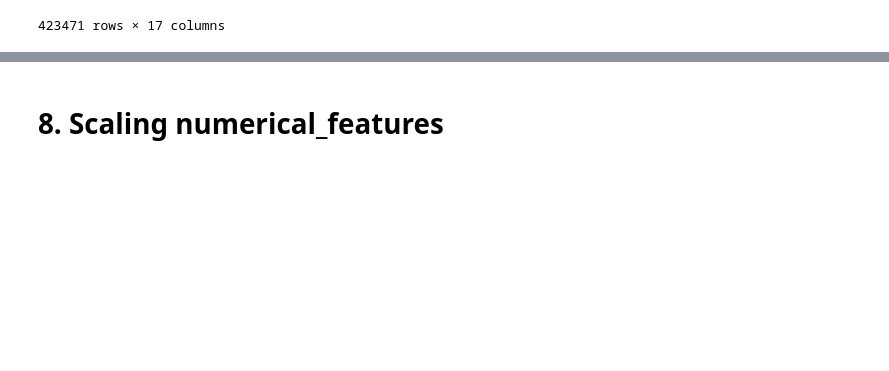
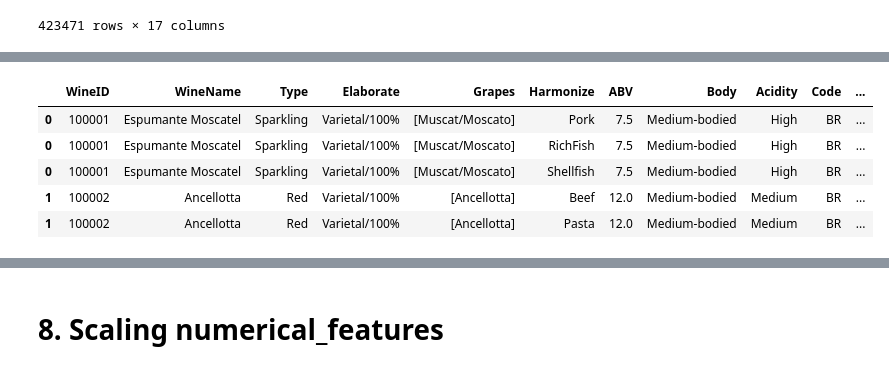
Before and after one commit to ArjanAngenent/VinoDine, a Jupyter notebook: notebooks/FloHaindl_VinoDiner.ipynb, the cells around one changed output, grey strips where cells are left out. Saved outputs shown, nothing was run; the diff lists cells and outputs as text; code cells hidden in the pictures; blank space fills up the shorter version.

```diff
--- a/notebooks/FloHaindl_VinoDiner.ipynb
+++ b/notebooks/FloHaindl_VinoDiner.ipynb
@@ -75,2 +79,11 @@ FruitDessert         947
 Name: count, dtype: int64
+# %%
+df_filtered_new.head()
+# %% [output]
+|  | WineID | WineName | Type | Elaborate | Grapes | Harmonize | ABV | Body | Acidity | Code | ... |
+| 0 | 100001 | Espumante Moscatel | Sparkling | Varietal/100% | [Muscat/Moscato] | Pork | 7.5 | Medium-bodied | High | BR | ... |
+| 0 | 100001 | Espumante Moscatel | Sparkling | Varietal/100% | [Muscat/Moscato] | RichFish | 7.5 | Medium-bodied | High | BR | ... |
+| 0 | 100001 | Espumante Moscatel | Sparkling | Varietal/100% | [Muscat/Moscato] | Shellfish | 7.5 | Medium-bodied | High | BR | ... |
+| 1 | 100002 | Ancellotta | Red | Varietal/100% | [Ancellotta] | Beef | 12.0 | Medium-bodied | Medium | BR | ... |
+| 1 | 100002 | Ancellotta | Red | Varietal/100% | [Ancellotta] | Pasta | 12.0 | Medium-bodied | Medium | BR | ... |
 # %%
```
Also changed, not shown: parts of 60 cells of this notebook.
